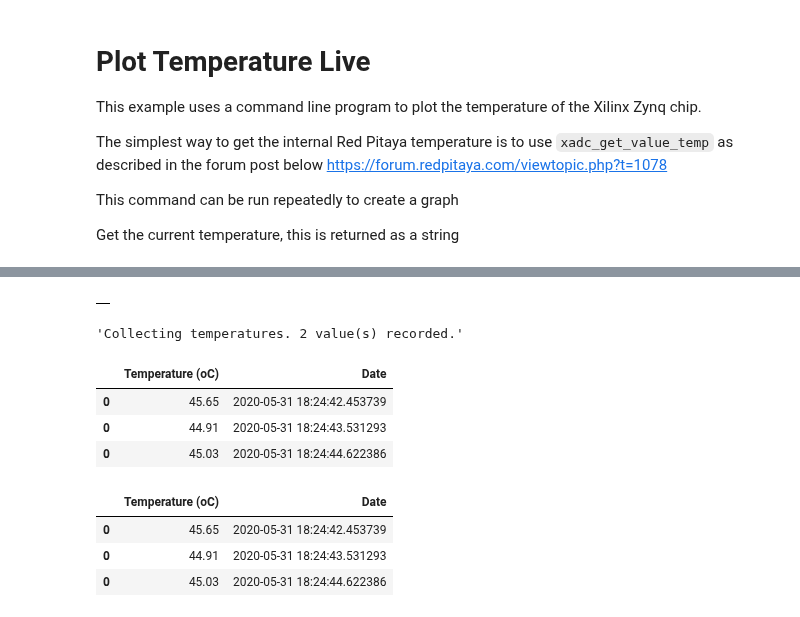
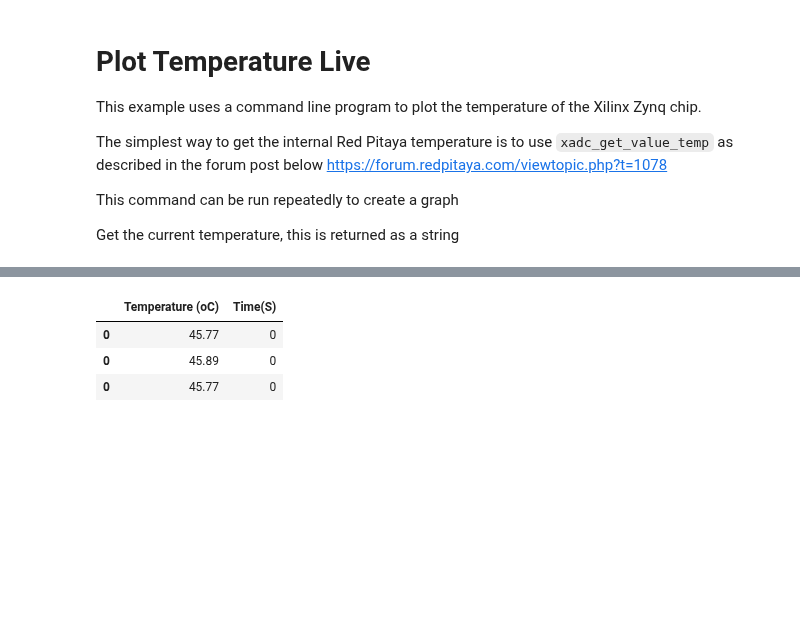
Before and after one commit to M0JPI/red-pitaya-projects, a Jupyter notebook: jupyter-notebooks/Plot Temperature Live.ipynb, the cells around one changed output, grey strips where cells are left out. Saved outputs shown, nothing was run; the diff lists cells and outputs as text; code cells hidden in the pictures; blank space fills up the shorter version.

```diff
--- a/jupyter-notebooks/Plot Temperature Live.ipynb
+++ b/jupyter-notebooks/Plot Temperature Live.ipynb
@@ -23,0 +11,35 @@ filename = str(date.today()) + " temperature data.csv"
+# %%
+%matplotlib notebook
+import matplotlib
+import numpy as np
+import matplotlib.pyplot as plt
+import matplotlib.dates as mdates
+from matplotlib.animation import FuncAnimation
+from IPython.display import display, clear_output
+from datetime import datetime, date
+import time
+import pandas as pd
+
+headers = ["Temperature (oC)","Time(Minutes)"]
+# %%
+df = pd.DataFrame() #Create an empty data frame to append to later
+
+def animate(i):
+    global df
+    global plt
+    clean_data_table = pd.DataFrame() #Create an empty data frame to append to later
+    current_temp = !xadc_get_value_temp
+    temp_value = float(current_temp[0][:5])
+    clean_data_table['Temperature (oC)'] = [temp_value]
+    clean_data_table['Time(Minutes)'] = [i/60]
+    df = df.append(clean_data_table)
+
+    x = df['Time(Minutes)']
+    y1 = df['Temperature (oC)']
+    plt.cla()
+    plt.plot(x,y1)
+    plt.gcf().autofmt_xdate()
+    plt.xlabel('Time (Minutes)')
+    plt.ylabel('Temprature (C)')
+    plt.title("Temperature - Arcylic Case with Fan")
+    plt.ylim(ymin=0,ymax=85)
@@ -24,10 +53,13 @@ filename = str(date.today()) + " temperature data.csv"
 # %%
-headers = ["Temperature (oC)","Date"]
+filename = str(date.today()) + " temperature data.csv"
 try:
-    df = pd.read_csv(filename,names=headers,skiprows = 1)
-    df
+    df[headers] #Make sure the DataFrame is in the correct order
+    df.to_csv(filename,names=headers)
 except:
     df = pd.DataFrame() #Create an empty data frame to append to later
 df
 # %% [output]
-|  |
+|  | Temperature (oC) | Time(S) |
+| 0 | 45.77 | 0 |
+| 0 | 45.89 | 0 |
+| 0 | 45.77 | 0 |
@@ -49,6 +65,0 @@ def collect_data():
-# %%
-keep_running = True
-t1=threading.Thread(target=collect_data)
-t1.start()
-# %% [output]
-'Collecting temperatures. 2 value(s) recorded.'
@@ -57,16 +65,0 @@ keep_running = False
-# %%
-df
-# %% [output]
-|  | Temperature (oC) | Date |
-| 0 | 45.65 | 2020-05-31 18:24:42.453739 |
-| 0 | 44.91 | 2020-05-31 18:24:43.531293 |
-| 0 | 45.03 | 2020-05-31 18:24:44.622386 |
-# %%
-df[headers] #Make sure the DataFrame is in the correct order
-df.to_csv(filename,names=headers)
-df
-# %% [output]
-|  | Temperature (oC) | Date |
-| 0 | 45.65 | 2020-05-31 18:24:42.453739 |
-| 0 | 44.91 | 2020-05-31 18:24:43.531293 |
-| 0 | 45.03 | 2020-05-31 18:24:44.622386 |
```
Also changed, not shown: parts of 7 cells of this notebook, 2 other files.
